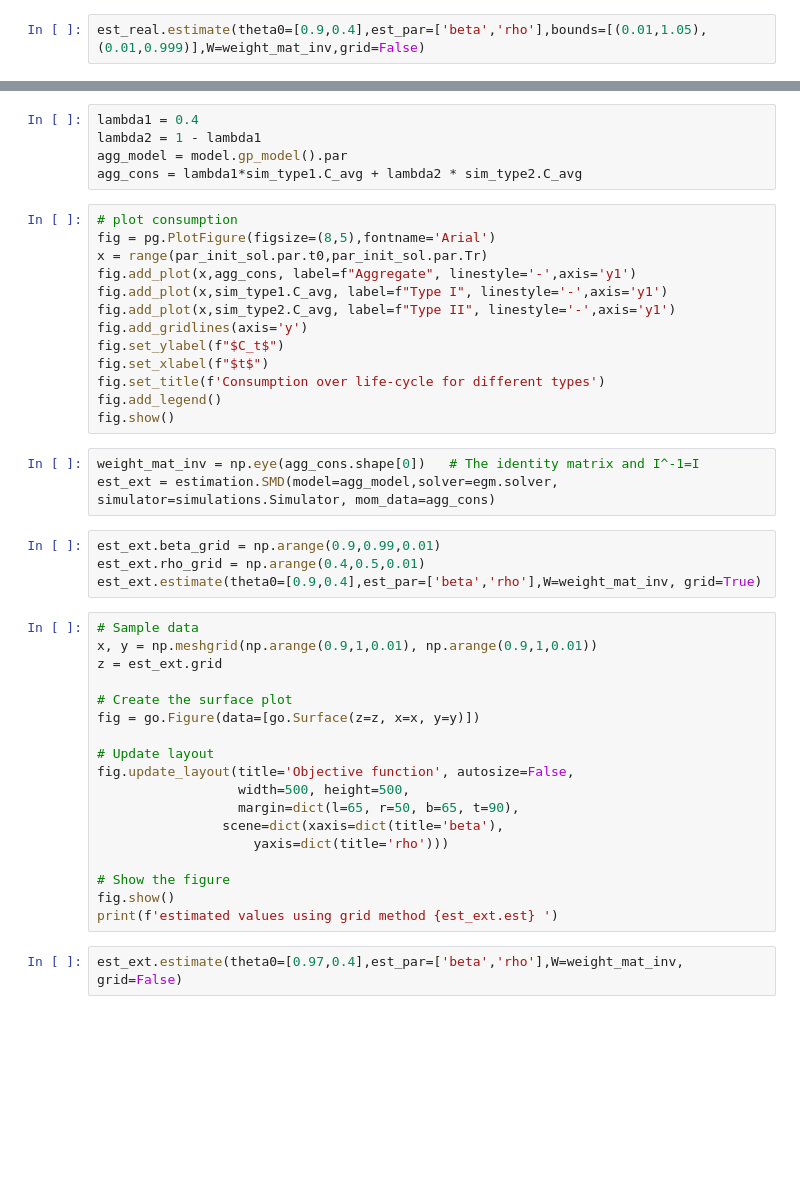
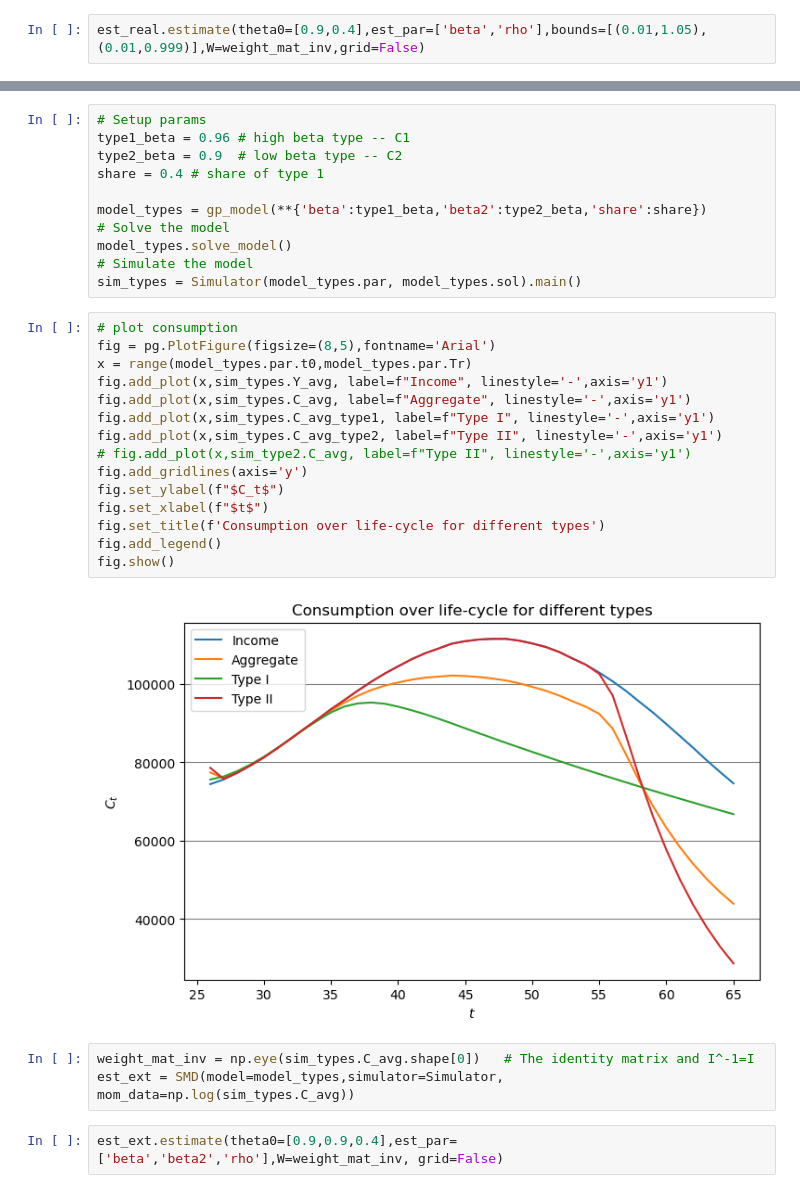
Before and after one commit to AsFyhn/DP-life-cycle, a Jupyter notebook: Run_all.ipynb, the cells around one changed output, grey strips where cells are left out. Saved outputs shown, nothing was run; the diff lists cells and outputs as text; blank space fills up the shorter version.

```diff
--- a/Run_all.ipynb
+++ b/Run_all.ipynb
@@ -332,48 +303,36 @@ $$
-# %%
-lambda1 = 0.4
-lambda2 = 1 - lambda1
-agg_model = model.gp_model().par
-agg_cons = lambda1*sim_type1.C_avg + lambda2 * sim_type2.C_avg
+# %%
+# Setup params
+type1_beta = 0.96 # high beta type -- C1
+type2_beta = 0.9  # low beta type -- C2
+share = 0.4 # share of type 1
+
+model_types = gp_model(**{'beta':type1_beta,'beta2':type2_beta,'share':share})
+# Solve the model
+model_types.solve_model()
+# Simulate the model
+sim_types = Simulator(model_types.par, model_types.sol).main()
 # %%
 # plot consumption
 fig = pg.PlotFigure(figsize=(8,5),fontname='Arial')
-x = range(par_init_sol.par.t0,par_init_sol.par.Tr)
-fig.add_plot(x,agg_cons, label=f"Aggregate", linestyle='-',axis='y1')
-fig.add_plot(x,sim_type1.C_avg, label=f"Type I", linestyle='-',axis='y1')
-fig.add_plot(x,sim_type2.C_avg, label=f"Type II", linestyle='-',axis='y1')
+x = range(model_types.par.t0,model_types.par.Tr)
+fig.add_plot(x,sim_types.Y_avg, label=f"Income", linestyle='-',axis='y1')
+fig.add_plot(x,sim_types.C_avg, label=f"Aggregate", linestyle='-',axis='y1')
+fig.add_plot(x,sim_types.C_avg_type1, label=f"Type I", linestyle='-',axis='y1')
+fig.add_plot(x,sim_types.C_avg_type2, label=f"Type II", linestyle='-',axis='y1')
+# fig.add_plot(x,sim_type2.C_avg, label=f"Type II", linestyle='-',axis='y1')
 fig.add_gridlines(axis='y')
 fig.set_ylabel(f"$C_t$")
 fig.set_xlabel(f"$t$")
 fig.set_title(f'Consumption over life-cycle for different types')
 fig.add_legend()
 fig.show()
+# %% [output]
+[figure, added]
 # %%
-weight_mat_inv = np.eye(agg_cons.shape[0])   # The identity matrix and I^-1=I
-est_ext = estimation.SMD(model=agg_model,solver=egm.solver, simulator=simulations.Simulator, mom_data=agg_cons)
+weight_mat_inv = np.eye(sim_types.C_avg.shape[0])   # The identity matrix and I^-1=I
+est_ext = SMD(model=model_types,simulator=Simulator, mom_data=np.log(sim_types.C_avg))
 # %%
-est_ext.beta_grid = np.arange(0.9,0.99,0.01)
-est_ext.rho_grid = np.arange(0.4,0.5,0.01)
-est_ext.estimate(theta0=[0.9,0.4],est_par=['beta','rho'],W=weight_mat_inv, grid=True)
+est_ext.estimate(theta0=[0.9,0.9,0.4],est_par=['beta','beta2','rho'],W=weight_mat_inv, grid=False)
-# %%
-# Sample data
-x, y = np.meshgrid(np.arange(0.9,1,0.01), np.arange(0.9,1,0.01))
-z = est_ext.grid
-
-# Create the surface plot
-fig = go.Figure(data=[go.Surface(z=z, x=x, y=y)])
-
-# Update layout
-fig.update_layout(title='Objective function', autosize=False,
-                  width=500, height=500,
-                  margin=dict(l=65, r=50, b=65, t=90),
-                scene=dict(xaxis=dict(title='beta'),
-                    yaxis=dict(title='rho')))
-
-# Show the figure
-fig.show()
-print(f'estimated values using grid method {est_ext.est} ')
-# %%
-est_ext.estimate(theta0=[0.97,0.4],est_par=['beta','rho'],W=weight_mat_inv, grid=False)
 # %%
 if est_ext.est_out.success:
     print(f'estimated values using scipy optimizer {est_ext.est}')
```
Also changed, not shown: parts of 29 cells of this notebook.
